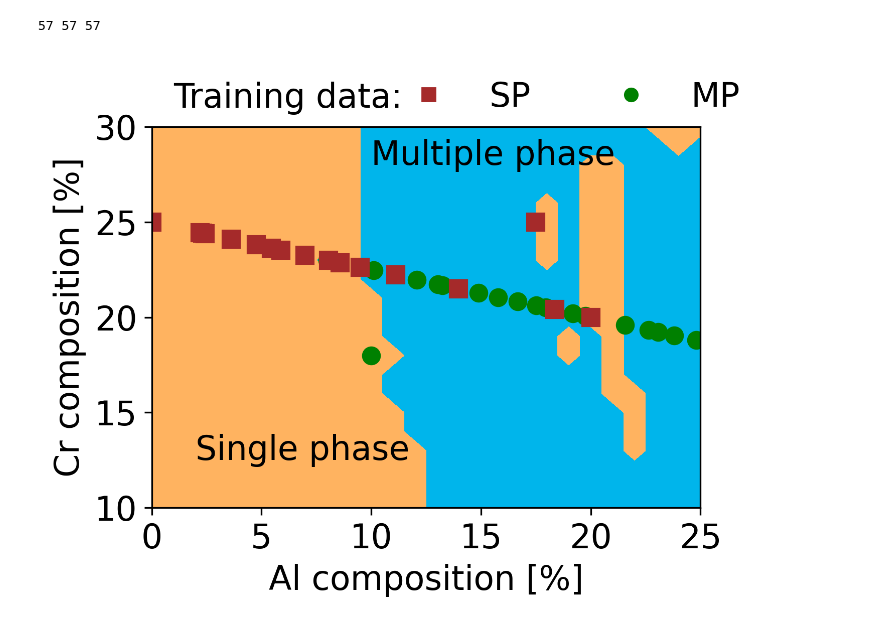
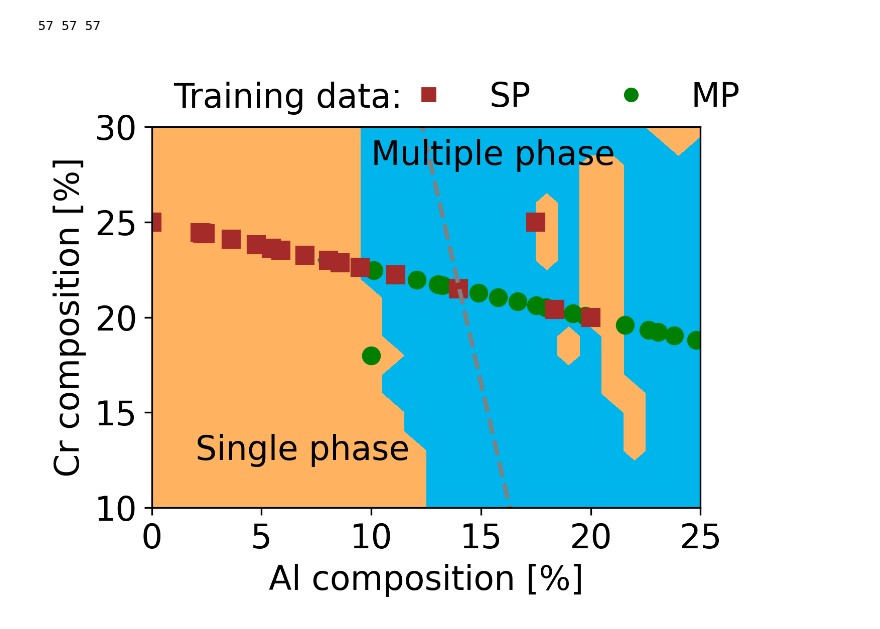
Before and after one commit to cengc13/ml-hea-corrosion-code-data, a Jupyter notebook: single-phase-HEA/src/Inference.ipynb, the cells around one changed output. Cells and saved outputs as stored; diff of their text form; code cells hidden in the pictures.

Commit message:
edit nootbooks and figures

```diff
--- a/single-phase-HEA/src/Inference.ipynb
+++ b/single-phase-HEA/src/Inference.ipynb
@@ -335,0 +333,28 @@ df.sample(5)
+# %%
+_predicted = []
+_labels = []
+count = 0
+for al_per, cr_per, label in zip(_al_pers, _cr_pers, labels):
+        if al_per > 25 or cr_per < 10 or cr_per > 30:
+            continue
+        formula = ''
+        no_Al = al_per
+        no_Cr = cr_per
+        no_Co = no_Ni = no_Fe = (100 - no_Al -no_Cr) / 3
+    #     no_Fe = sum_up - no_Cr - no_Co - no_Ni - no_Al
+        formula += 'Co' + str(no_Co)
+        formula += 'Cr' + str(no_Cr)
+        formula += 'Ni' + str(no_Ni)
+        formula += 'Al' + str(no_Al)
+        formula += 'Fe' + str(no_Fe)
+        features = featurization(formula)
+        df_test = pd.DataFrame(features, index=[0])
+        df_scaled = minmax.transform(df_test)
+        _y_pred = clf.predict(df_scaled)[0]
+        _predicted.append(_y_pred)
+        _labels.append(label)
+        count += label == _y_pred
+        print(int(al_per), int(cr_per), _y_pred, label)
+score = accuracy_score(_predicted, _labels)
+print(len(_predicted), count)
+print(score)
@@ -354,35 +397,44 @@ fig,ax=plt.subplots(1,1, figsize=(5,4), dpi=300)
 cp = ax.contourf(X, Y, Z, levels=1, cmap='rainbow')
 ax.text(2, 12.5, r'Single phase', color='k', fontsize=16)
 ax.text(10, 28, r'Multiple phase', color='k', fontsize=16)
 ax.set_xticks(np.arange(0, 26, step=5))
 ax.set_yticks(np.arange(10, 31, step=5))
 
 for al_per, cr_per, label in zip(_al_pers, _cr_pers, labels):
 #     print(label)
     if al_per > 25 or cr_per < 10 or cr_per > 30:
         continue
     if int(label) == 1:
         ax.plot(al_per, cr_per, 's', markersize=8, color='brown')
     elif label == 0:
         ax.plot(al_per, cr_per, 'o', markersize=8, color='green')
 
-# ax.set_title(r'ORR mass activity')
+xs = np.array([13.11, 16.24])
+ys = [26.03, 10.35]
+ps = np.polyfit(xs, ys, 1)
+m, b = ps
+# print(m, b)
+_xs = np.array([8, 20])
+ax.plot(_xs, m*_xs+b, ls='--', lw=2, color='grey')
+
 ax.set_xlabel('Al composition [%]')
+ax.set_xlim([0, 25])
+ax.set_ylim([10, 30])
 ax.set_ylabel('Cr composition [%]')
 
 ## custom legend
 legend_elements = [Line2D([0], [0], marker='s', color='w', label='SP',
                          markerfacecolor='brown', markersize=8),
                    Line2D([0], [0], marker='o', color='w', label='MP',
                           markerfacecolor='g', markersize=8)]
 #                    Patch(facecolor='orange', edgecolor='r',
 #                          label='Color Patch')]
 ax.legend(handles=legend_elements, loc=(0.42, 1.00), ncol=2, frameon=False)
 ax.text(1, 31, r'Training data:', color='k', fontsize=16)
 plt.tight_layout()
 plt.savefig('../figures/sp_or_mp.pdf')
 # %% [output]
-[figure, old version]
+[figure, new version]
 # %%
 # import pandas as pd
 # import plotly
```
Also changed, not shown: parts of 3 cells of this notebook, 8 other files.
